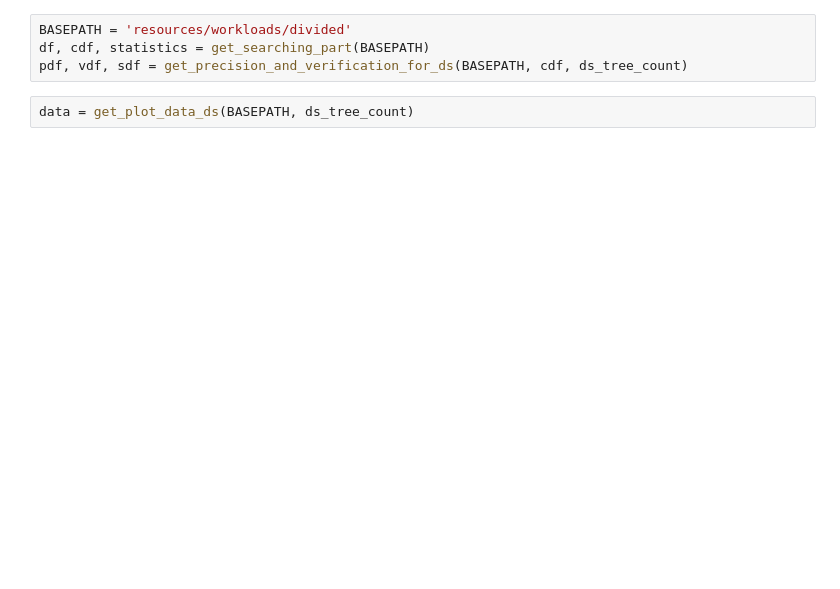
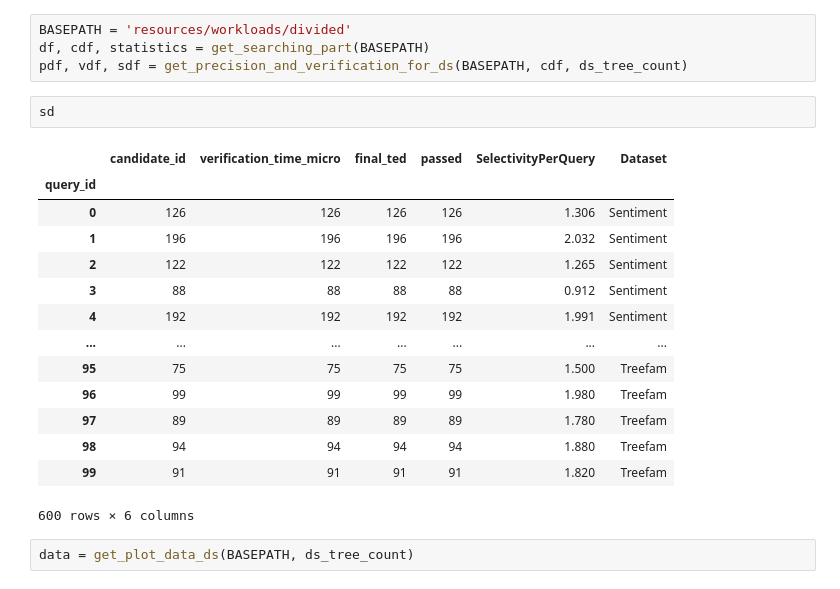
Before and after one commit to LukMRVC/tree-statistics, a Jupyter notebook: TED-viz.ipynb, the cells around one changed output. Saved outputs shown, nothing was run; the diff lists cells and outputs as text; blank space fills up the shorter version.

```diff
--- a/TED-viz.ipynb
+++ b/TED-viz.ipynb
@@ -2099,5 +2116,22 @@ ds_tree_count = dict(
 BASEPATH = 'resources/workloads/divided'
 df, cdf, statistics = get_searching_part(BASEPATH)
 pdf, vdf, sdf = get_precision_and_verification_for_ds(BASEPATH, cdf, ds_tree_count)
+# %%
+sd
+# %% [output]
+|  | candidate_id | verification_time_micro | final_ted | passed | SelectivityPerQuery | Dataset |
+| query_id |  |  |  |  |  |  |
+| 0 | 126 | 126 | 126 | 126 | 1.306 | Sentiment |
+| 1 | 196 | 196 | 196 | 196 | 2.032 | Sentiment |
+| 2 | 122 | 122 | 122 | 122 | 1.265 | Sentiment |
+| 3 | 88 | 88 | 88 | 88 | 0.912 | Sentiment |
+| 4 | 192 | 192 | 192 | 192 | 1.991 | Sentiment |
+| ... | ... | ... | ... | ... | ... | ... |
+| 95 | 75 | 75 | 75 | 75 | 1.500 | Treefam |
+| 96 | 99 | 99 | 99 | 99 | 1.980 | Treefam |
+| 97 | 89 | 89 | 89 | 89 | 1.780 | Treefam |
+| 98 | 94 | 94 | 94 | 94 | 1.880 | Treefam |
+| 99 | 91 | 91 | 91 | 91 | 1.820 | Treefam |
+600 rows × 6 columns
 # %%
 data = get_plot_data_ds(BASEPATH, ds_tree_count)
```
Also changed, not shown: parts of 10 cells of this notebook.
